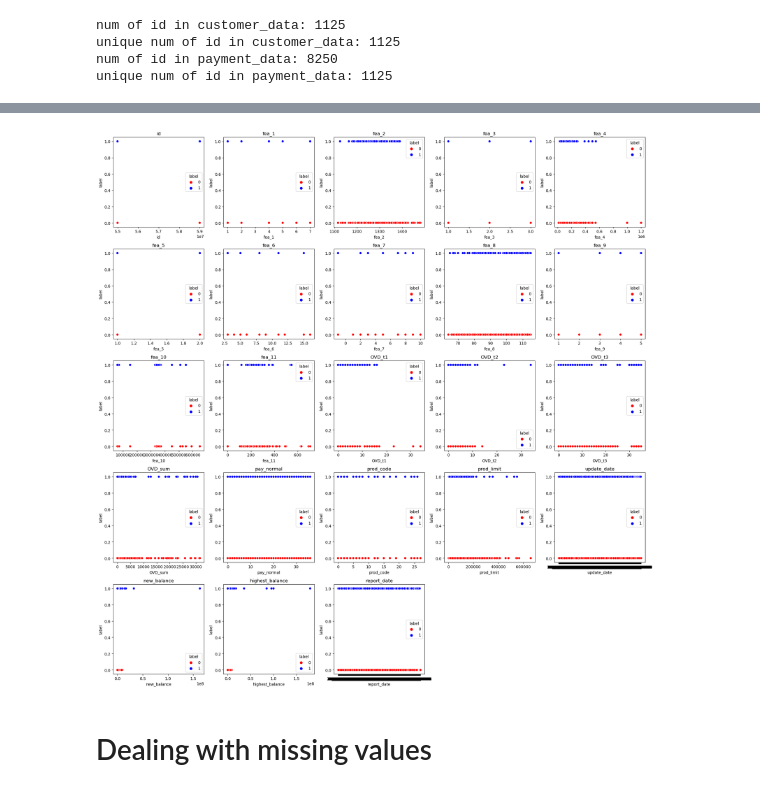
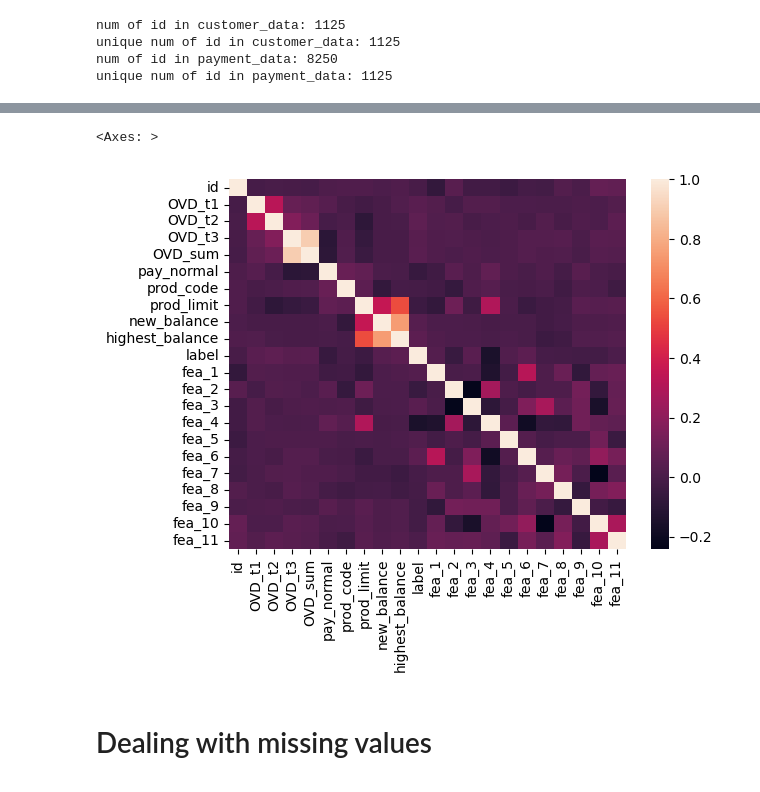
Before and after one commit to chiseanchang0727/kaggle, a Jupyter notebook: credit_risk_classification/isolation_tree.ipynb, the cells around one changed output, grey strips where cells are left out. Drawn from its saved outputs; the diff is of its cells as text; code cells hidden in the pictures.

```diff
--- a/credit_risk_classification/isolation_tree.ipynb
+++ b/credit_risk_classification/isolation_tree.ipynb
@@ -145,17 +167,9 @@ features = feature_data.columns
-# %%
-n_cols = 5
-n_rows = len(features) // n_cols if len(features) % n_cols == 0 else len(features) // n_cols + 1
-
-fig = plt.figure(figsize=(20,20))
-
-for idx, val in enumerate(features):
-    ax = fig.add_subplot(5, 5, idx+1)
-    sns.scatterplot(data=full_data, x=val, y='label', hue='label', palette=['red','blue'])
-    ax.set_title(val)
-
-plt.tight_layout()
-plt.show()
-# %% [output]
-[figure, removed]
+# %%
+numerical_features = [col for col in full_data.columns if full_data[col].dtype in ["float64","int64"]]
+corr_matrix = full_data[numerical_features].corr()
+sns.heatmap(corr_matrix)
+# %% [output]
+<Axes: >
+[figure, added]
 # %% [markdown]
 # Dealing with missing values
```
Also changed, not shown: parts of 12 cells of this notebook, 1 other file.
